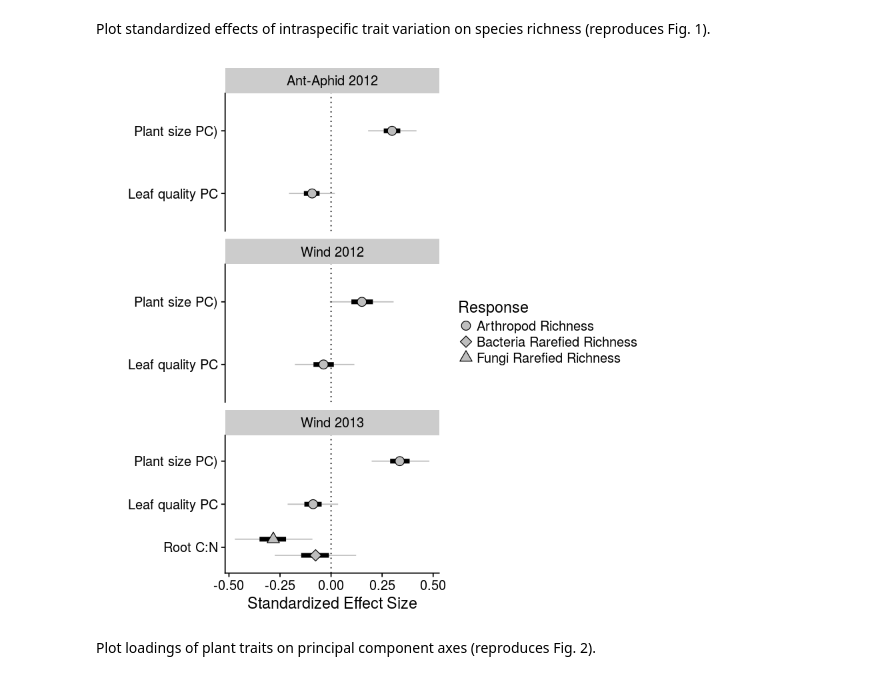
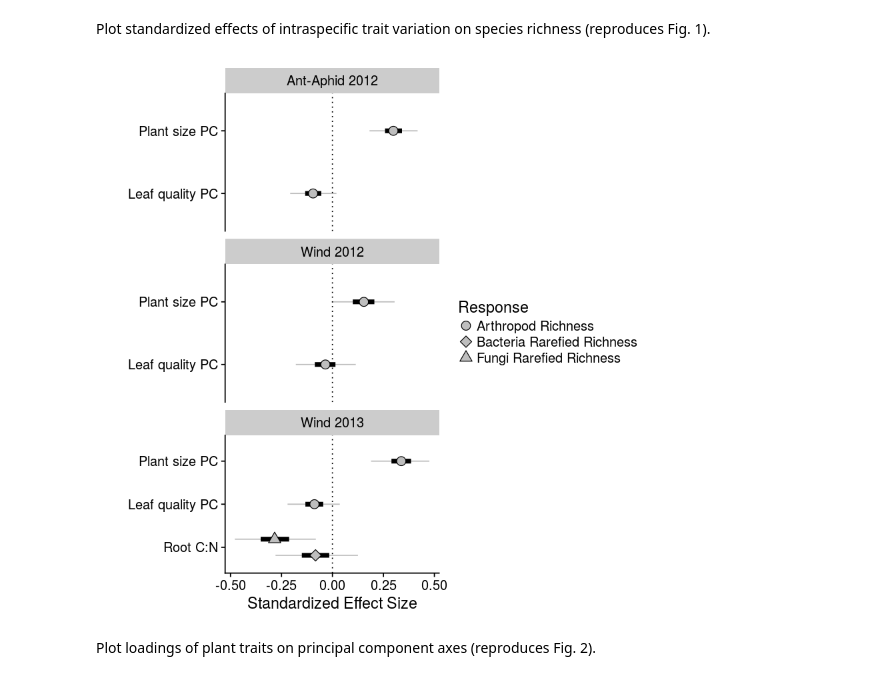
Before and after one commit to mabarbour/Lanphere_Experiments, a Jupyter notebook: reproduce_lanphere_analyses_and_figures.ipynb, the cells around one changed output. Cells and saved outputs as stored; diff of their text form; code cells hidden in the pictures.

Commit message:
finalizing figures and analysis script

```diff
--- a/reproduce_lanphere_analyses_and_figures.ipynb
+++ b/reproduce_lanphere_analyses_and_figures.ipynb
@@ -144,7 +162,7 @@ general_brm <- function(formula, family, data, ...) {
   brm(formula=formula, data=data, family=gaussian(link="identity"),
       prior=c(prior(normal(0,1), class=b),
               prior(normal(0,1), class=sd)),
-      control=list(adapt_delta=0.99),
+      control=list(adapt_delta=0.999),
       chains=4)
   # all other brm parameters correspond to the defaults
 }
@@ -340,33 +358,33 @@ Plot standardized effects of intraspecific trait variation on species richness (
 # %%
 
 ## GATHER PLOT DATA ----
 
 trait.effects.df <- bind_rows(mutate(gather(select(trait.rich.aa.12, b_sc.Trait.PC1, b_sc.Trait.PC2), Trait, Effect_Size), Response = "Arthropod Richness", Experiment_Year = "Ant-Aphid 2012"),
           mutate(gather(select(trait.rich.wind.12, b_sc.Trait.PC1, b_sc.Trait.PC2), Trait, Effect_Size), Response = "Arthropod Richness", Experiment_Year = "Wind 2012"),
           mutate(gather(select(trait.rich.wind.13, b_sc.Trait.PC1, b_sc.Trait.PC2), Trait, Effect_Size), Response = "Arthropod Richness", Experiment_Year = "Wind 2013"),
           mutate(gather(select(trait.rarerich.wind.13, b_sc.log.Root.CN), Trait, Effect_Size), Response = "Fungi Rarefied Richness", Experiment_Year = "Wind 2013"),
           mutate(gather(select(bact.trait.rarerich.wind.13, b_sc.log.Root.CN), Trait, Effect_Size), Response = "Bacteria Rarefied Richness", Experiment_Year = "Wind 2013")) %>%
   separate(Experiment_Year, into=c("Experiment","Year"), sep = " ", remove=F)
 trait.effects.df$Trait <- factor(trait.effects.df$Trait,
                                  levels = rev(c("b_sc.Trait.PC1","b_sc.Trait.PC2","b_sc.log.Root.CN")),
-                                 labels = rev(c("Plant size PC)", "Leaf quality PC", "Root C:N")))
+                                 labels = rev(c("Plant size PC", "Leaf quality PC", "Root C:N")))
 
 ## MAKE PLOT ----
 
 plot_trait.effects <- ggplot(trait.effects.df, aes(x = Trait, y=Effect_Size, shape=Response)) +
   stat_summary(fun.ymax=function(y) quantile(y,0.975), fun.ymin=function(y) quantile(y,0.025), geom="linerange", color="grey", size=0.5, position=position_dodge(width=0.75)) +
   stat_summary(fun.ymax=function(y) quantile(y,0.75), fun.ymin=function(y) quantile(y,0.25), geom="linerange", color="black", size=2, position=position_dodge(width=0.75)) +
   stat_summary(fun.y = median, size=3.5, fill="grey", position=position_dodge(width=0.75), geom="point") +
   coord_flip() +
   scale_shape_manual(values = c(21,23,24)) +
   geom_hline(yintercept = 0, linetype="dotted") +
   xlab("") +
   ylab("Standardized Effect Size") +
   facet_wrap(~Experiment_Year, ncol=1, scales = "free_y")
 plot_trait.effects
 save_plot(filename = "manuscript/figures/fig_trait_effects.png", plot = plot_trait.effects, base_height = 6, base_width = 8.5)
 # %% [output]
-[figure, old version]
+[figure, new version]
 # %% [markdown]
 Plot loadings of plant traits on principal component axes (reproduces Fig. 2).
 # %%
```
Also changed, not shown: parts of 8 cells of this notebook, 6 other files.
